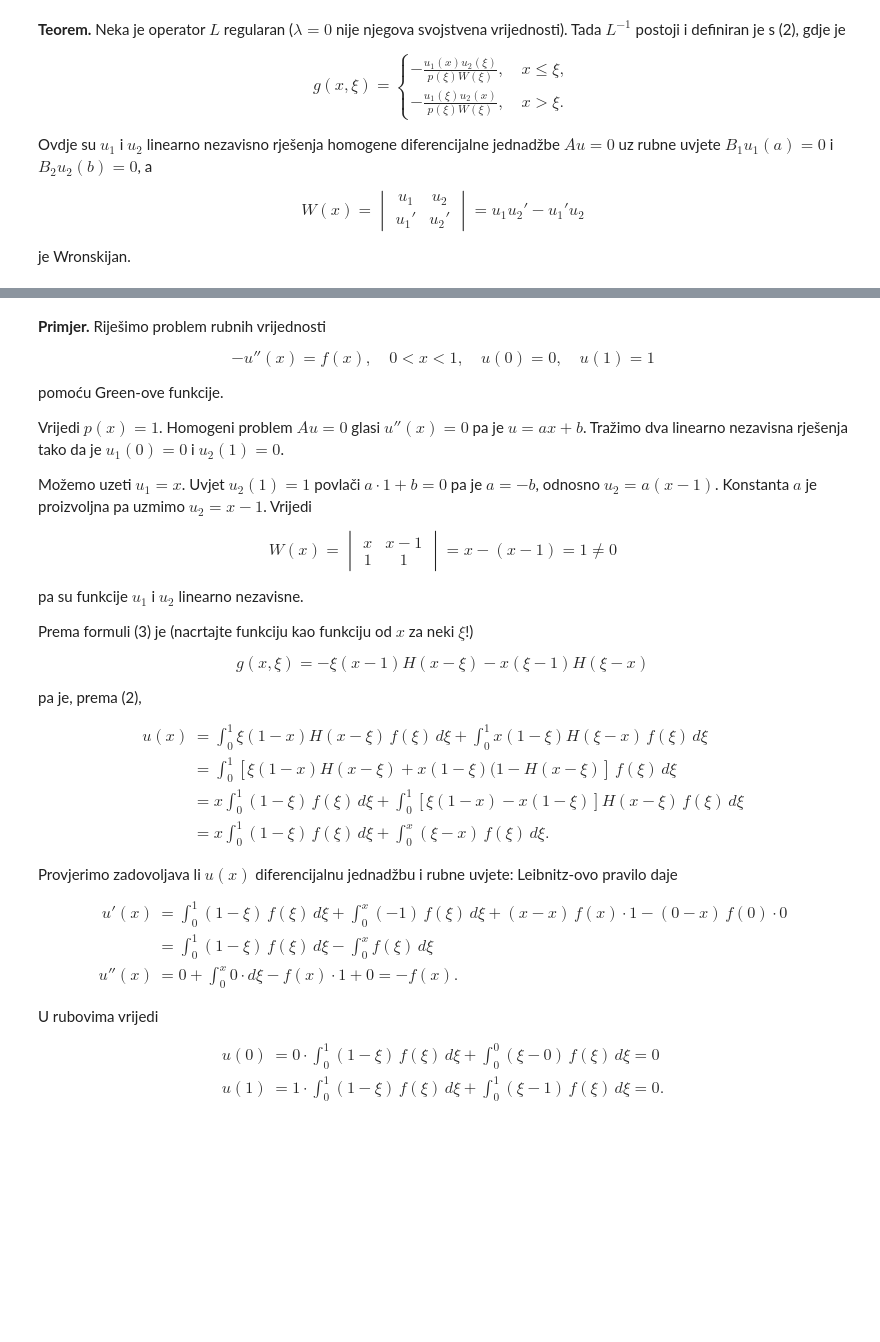
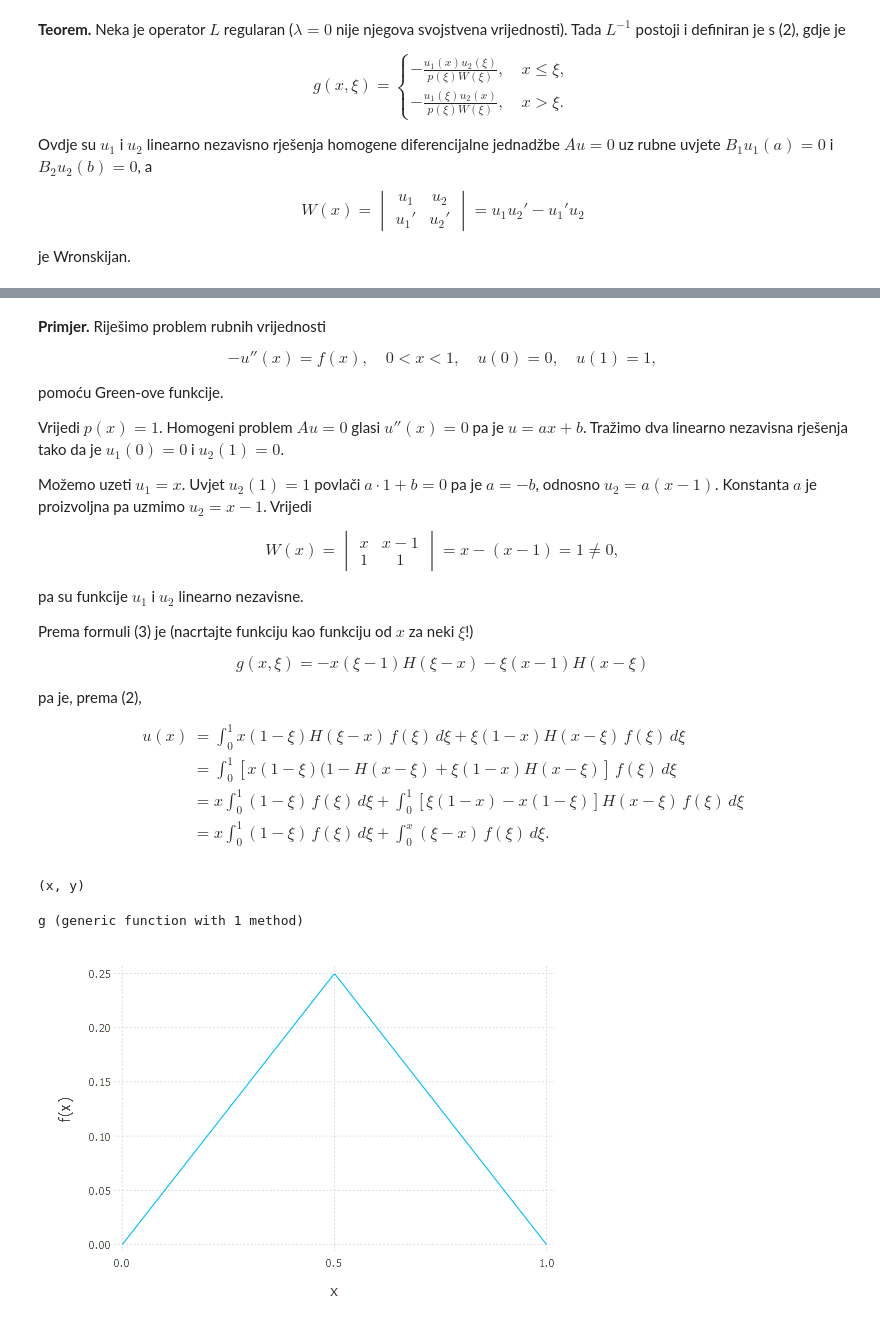
Before and after one commit to ivanslapnicar/Matematika-posebna_poglavlja, a Jupyter notebook: src/MPP06_Greenova_funkcija.ipynb, the cells around one changed output, grey strips where cells are left out. Drawn from its saved outputs; the diff is of its cells as text; code cells hidden in the pictures; blank space fills up the shorter version.

```diff
--- a/src/MPP06_Greenova_funkcija.ipynb
+++ b/src/MPP06_Greenova_funkcija.ipynb
@@ -103,7 +102,7 @@ g_x(\xi^+,\xi)-g_x(\xi^-,\xi)&=-\frac{1}{p(\xi)W(\xi)}[u_1(\xi)u_2'(\xi)
 __Primjer.__ Riješimo problem rubnih vrijednosti
 
 $$
--u''(x)=f(x),\quad 0<x<1,\quad u(0)=0,\quad u(1)=1
+-u''(x)=f(x),\quad 0<x<1,\quad u(0)=0,\quad u(1)=1,
 $$
 
 pomoću Green-ove funkcije.
@@ -115,7 +114,7 @@ Možemo uzeti $u_1=x$. Uvjet $u_2(1)=1$ povlači $a\cdot 1+b=0$ pa je $a=-b$, od
 $u_2=a(x-1)$. Konstanta $a$ je proizvoljna pa uzmimo $u_2=x-1$. Vrijedi
 
 $$
-W(x)=\begin{vmatrix} x & x-1 \\ 1 & 1 \end{vmatrix}=x-(x-1)=1\neq 0
+W(x)=\begin{vmatrix} x & x-1 \\ 1 & 1 \end{vmatrix}=x-(x-1)=1\neq 0,
 $$
 
 pa su funkcije $u_1$ i $u_2$ linearno nezavisne.
@@ -123,31 +122,15 @@ pa su funkcije $u_1$ i $u_2$ linearno nezavisne.
 Prema formuli (3) je (nacrtajte funkciju kao funkciju od $x$ za neki $\xi$!)
 
 $$
-g(x,\xi)=-\xi(x-1)H(x-\xi)-x(\xi-1)H(\xi-x)
+g(x,\xi)=-x(\xi-1)H(\xi-x)-\xi(x-1)H(x-\xi)
 $$
 
 pa je, prema (2),
 
 \begin{align*}
-u(x)&=\int_0^1 \xi(1-x)H(x-\xi)\,f(\xi)\,d\xi+
-\int_0^1 x(1-\xi)H(\xi-x)\,f(\xi)\, d\xi \\
-&=\int_0^1 [\xi(1-x)H(x-\xi)+x(1-\xi)(1-H(x-\xi)]\,f(\xi)\, d\xi\\
+u(x)&=\int_0^1 x(1-\xi)H(\xi-x)\,f(\xi)\, d\xi
++\xi(1-x)H(x-\xi)\,f(\xi)\,d\xi\\
+&=\int_0^1 [x(1-\xi)(1-H(x-\xi)+\xi(1-x)H(x-\xi)]\,f(\xi)\, d\xi\\
 &=x\int_0^1 (1-\xi)\,f(\xi)\, d\xi+\int_0^1 [\xi(1-x)-x(1-\xi)]H(x-\xi)\,f(\xi)\,d\xi\\
 &=x\int_0^1 (1-\xi)\,f(\xi)\, d\xi+\int_0^x (\xi-x)\,f(\xi)\,d\xi.
 \end{align*}
-
-Provjerimo zadovoljava li $u(x)$ diferencijalnu jednadžbu i rubne uvjete: Leibnitz-ovo pravilo daje
-
-\begin{align*}
-u'(x)&=\int_0^1 (1-\xi)\,f(\xi)\,d\xi+\int_0^x (-1)\,f(\xi)\,d\xi +(x-x)\,f(x)\cdot 1-
-(0-x)\,f(0)\cdot 0 \\
-&=\int_0^1 (1-\xi)\,f(\xi)\,d\xi-\int_0^x f(\xi)\,d\xi\\
-u''(x)&=0+\int_0^x 0\cdot d\xi -f(x)\cdot 1 + 0=-f(x).
-\end{align*}
-
-U rubovima vrijedi
-
-\begin{align*}
-u(0)&=0\cdot \int_0^1 (1-\xi)\,f(\xi)\, d\xi+\int_0^0 (\xi-0)\,f(\xi)\,d\xi=0\\
-u(1)&=1\cdot \int_0^1 (1-\xi)\,f(\xi)\, d\xi+\int_0^1 (\xi-1)\,f(\xi)\,d\xi=0.
-\end{align*}
@@ -153,0 +139,8 @@ u(1)&=1\cdot \int_0^1 (1-\xi)\,f(\xi)\, d\xi+\int_0^1 (\xi-1)\,f(\xi)\,d\xi=0.
+# %%
+x,y=symbols("x,y",real=true)
+# %% [output]
+(x, y)
+# %%
+g(x)=x*(1-ξ)*Heaviside(ξ-x)+ξ*(1-x)*Heaviside(x-ξ)
+# %% [output]
+g (generic function with 1 method)
@@ -153,0 +149,5 @@ u(1)&=1\cdot \int_0^1 (1-\xi)\,f(\xi)\, d\xi+\int_0^1 (\xi-1)\,f(\xi)\,d\xi=0.
+# %%
+ξ=0.5
+plot(g,0,1)
+# %% [output]
+[figure, added]
```
Also changed, not shown: parts of 24 cells of this notebook.
